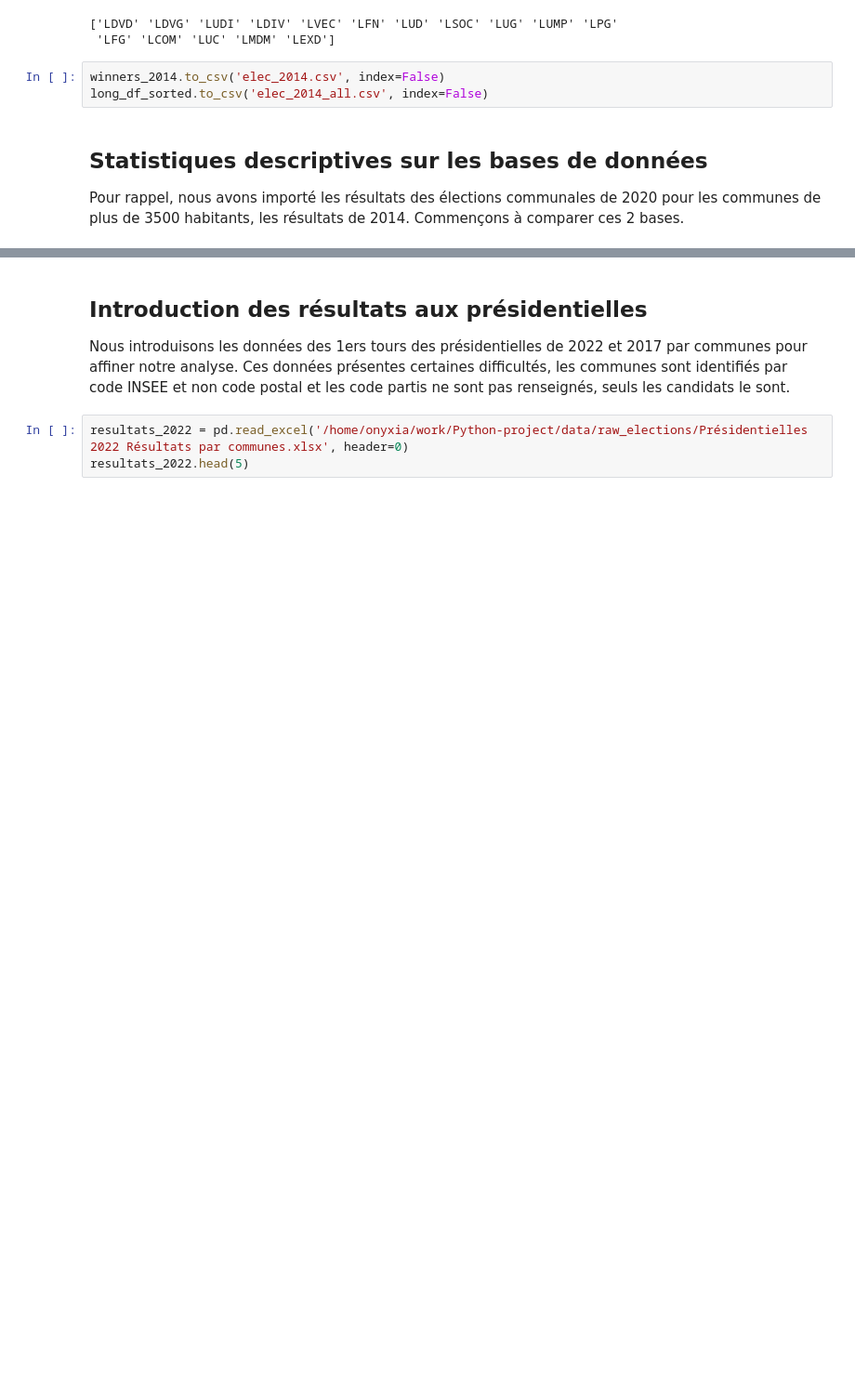
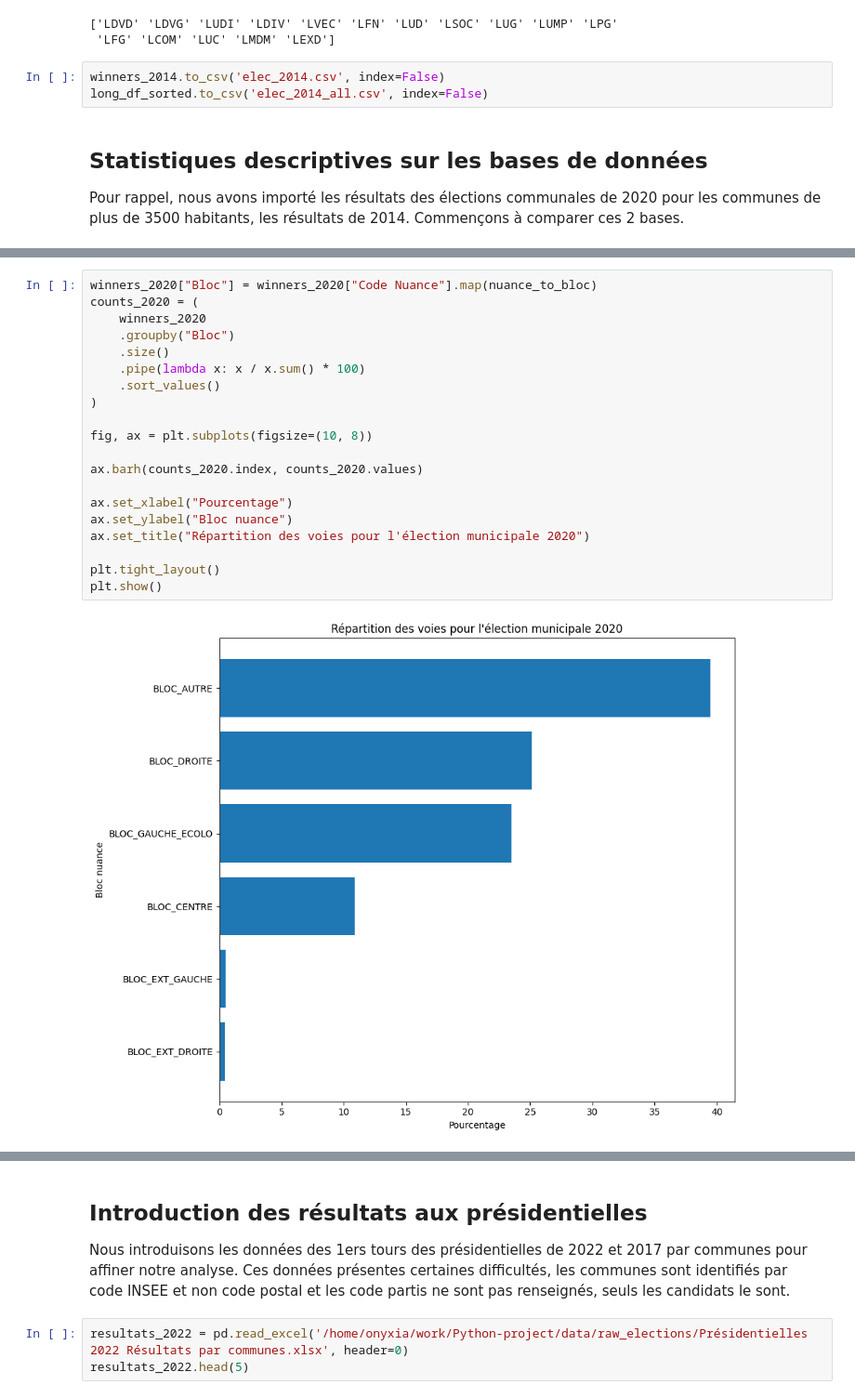
Before and after one commit to romainratajczyk/ENSAE-S1-Python-Project, a Jupyter notebook: Data formatting.ipynb, the cells around one changed output, grey strips where cells are left out. Shown: that part at 93% size. Saved outputs shown, nothing was run; the diff lists cells and outputs as text; blank space fills up the shorter version.

```diff
--- a/Data formatting.ipynb
+++ b/Data formatting.ipynb
@@ -266,0 +322,22 @@ plt.show()
+# %%
+winners_2020["Bloc"] = winners_2020["Code Nuance"].map(nuance_to_bloc)
+counts_2020 = (
+    winners_2020
+    .groupby("Bloc")
+    .size()
+    .pipe(lambda x: x / x.sum() * 100)
+    .sort_values()
+)
+
+fig, ax = plt.subplots(figsize=(10, 8))
+
+ax.barh(counts_2020.index, counts_2020.values)
+
+ax.set_xlabel("Pourcentage")
+ax.set_ylabel("Bloc nuance")
+ax.set_title("Répartition des voies pour l'élection municipale 2020")
+
+plt.tight_layout()
+plt.show()
+# %% [output]
+[figure, added]
```
Also changed, not shown: parts of 13 cells of this notebook.
